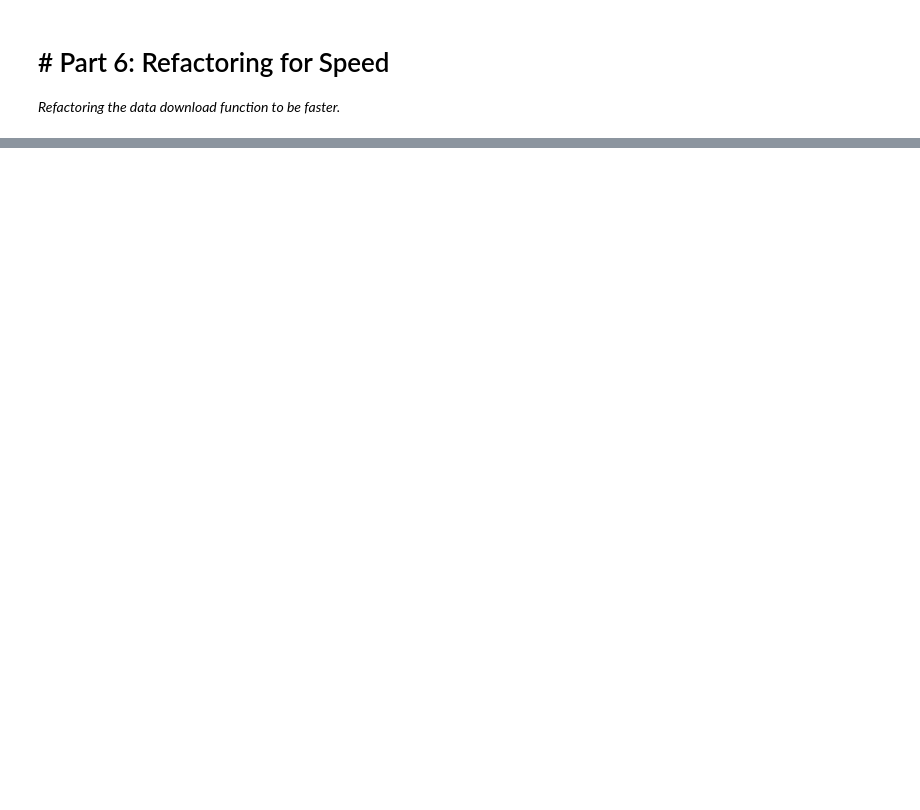
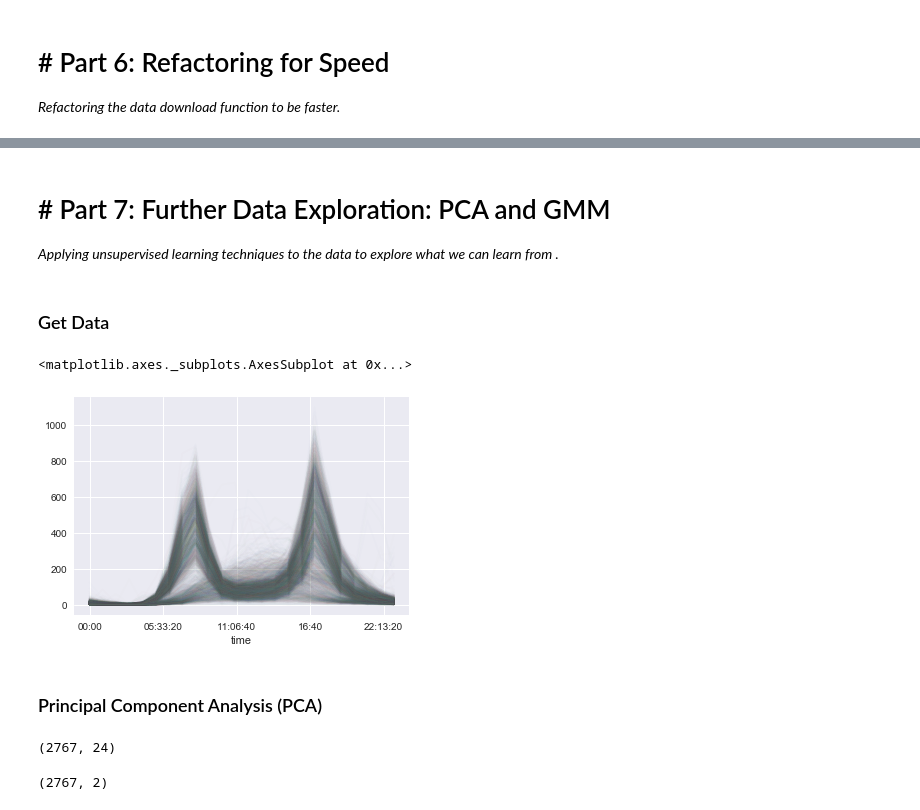
Before and after one commit to dajebbar/Reproductible-Jupyter-Workflow, a Jupyter notebook: Workflow.py.ipynb, the cells around one changed output, grey strips where cells are left out. Drawn from its saved outputs; the diff is of its cells as text; code cells hidden in the pictures; blank space fills up the shorter version.

Commit message:
Adding Unsupervised Analysis.

```diff
--- a/Workflow.py.ipynb
+++ b/Workflow.py.ipynb
@@ -217,0 +218,36 @@ After refactoring the code, data download function got a little bit fast.
+# %% [markdown]
+# # Part 7: Further Data Exploration: PCA and GMM
+_Applying unsupervised learning techniques to the data to explore what we can learn from ._
+# %%
+import pandas as pd
+import numpy as np
+import matplotlib.pyplot as plt
+
+from sklearn.mixture import GaussianMixture
+from sklearn.decomposition import PCA
+
+plt.style.use('seaborn')
+%matplotlib inline
+# %% [markdown]
+### Get Data
+# %%
+from jupyterworkflow.data import check_fremont_data
+
+data = check_fremont_data()
+pivoted = data.pivot_table('Total', index=data.index.time, columns=data.index.date)
+pivoted.plot(legend=False, alpha=0.01)
+# %% [output]
+<matplotlib.axes._subplots.AxesSubplot at 0x...>
+[figure, added]
+# %% [markdown]
+### Principal Component Analysis (PCA)
+# %%
+X = pivoted.fillna(0).T.values
+X.shape
+# %% [output]
+(2767, 24)
+# %%
+X2 = PCA(2).fit_transform(X)
+X2.shape
+# %% [output]
+(2767, 2)
```
Also changed, not shown: parts of 11 cells of this notebook.
